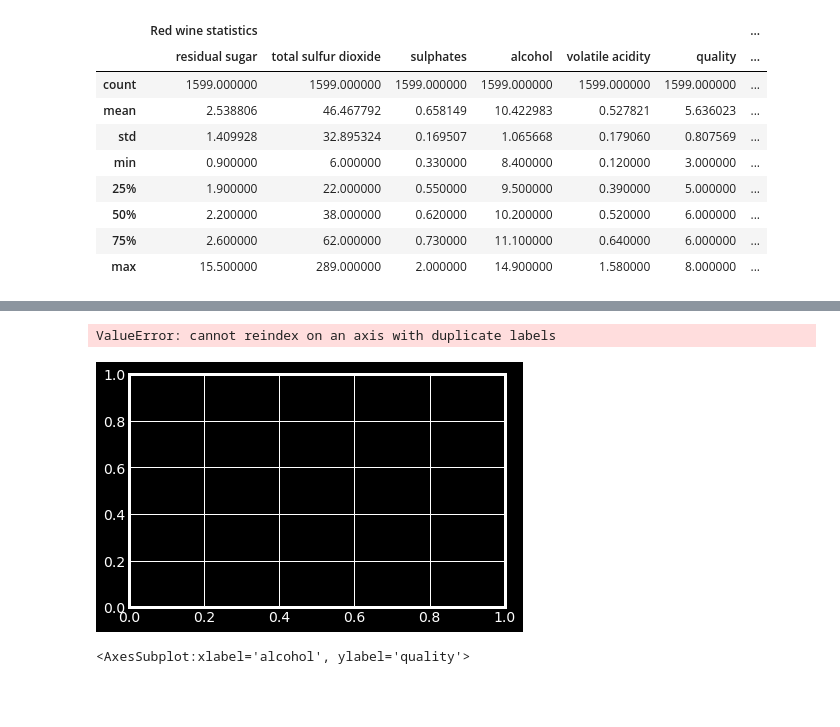
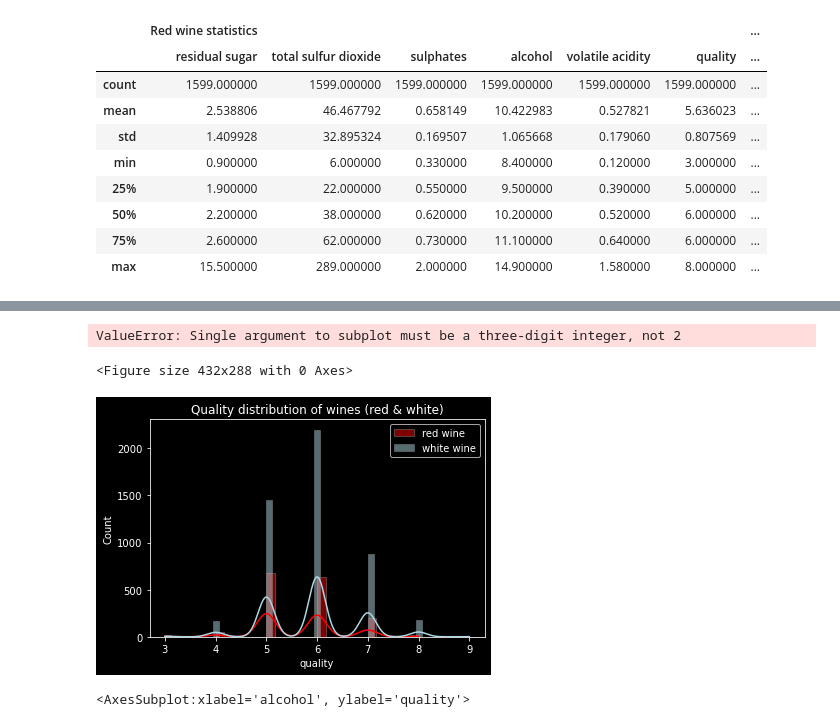
Before and after one commit to YanaOrf/BlueBerryWinery, a Jupyter notebook: BlueBerryWinery.ipynb, the cells around one changed output, grey strips where cells are left out. Saved outputs shown, nothing was run; the diff lists cells and outputs as text; code cells hidden in the pictures; blank space fills up the shorter version.

```diff
--- a/BlueBerryWinery.ipynb
+++ b/BlueBerryWinery.ipynb
@@ -221,10 +242,22 @@ standart_deviation -  0.8732552715311247
 skewness -  0.18962269337269683
 max quality -  9
 min quality -  3
-# %%
-sns.histplot(data=wines["quality"],x=wines["quality"],color='lightgreen',edgecolor='grey', linewidth=0.5)
-# %% [output]
-ValueError: cannot reindex on an axis with duplicate labels
-[figure, removed]
+# %%
+fig, (ax1,ax2)=plt.subplot(1,2)
+ax1[0].histplot(data=white_wine2,x="quality",color='lightgreen',label="white wine",edgecolor='grey', linewidth=0.5,kde=True)
+ax2[1].sns.histplot(data=red_wine2,x="quality",color='lightblue',label="red wine",edgecolor='grey', linewidth=0.5,kde=True)
+plt.legend()
+plt.show()
+# %% [output]
+ValueError: Single argument to subplot must be a three-digit integer, not 2
+<Figure size 432x288 with 0 Axes>
+# %%
+sns.histplot(data=red_wine2,x="quality",color='red',label="red wine",edgecolor='grey', linewidth=0.5,kde=True)
+sns.histplot(data=white_wine2,x="quality",color='lightblue',label="white wine",edgecolor='grey', linewidth=0.5,kde=True)
+plt.legend()
+plt.title("Quality distribution of wines (red & white)")
+plt.show()
+# %% [output]
+[figure, added]
 # %%
 sns.boxplot(data=wines,x="alcohol",y="quality",)
```
Also changed, not shown: parts of 10 cells of this notebook.
